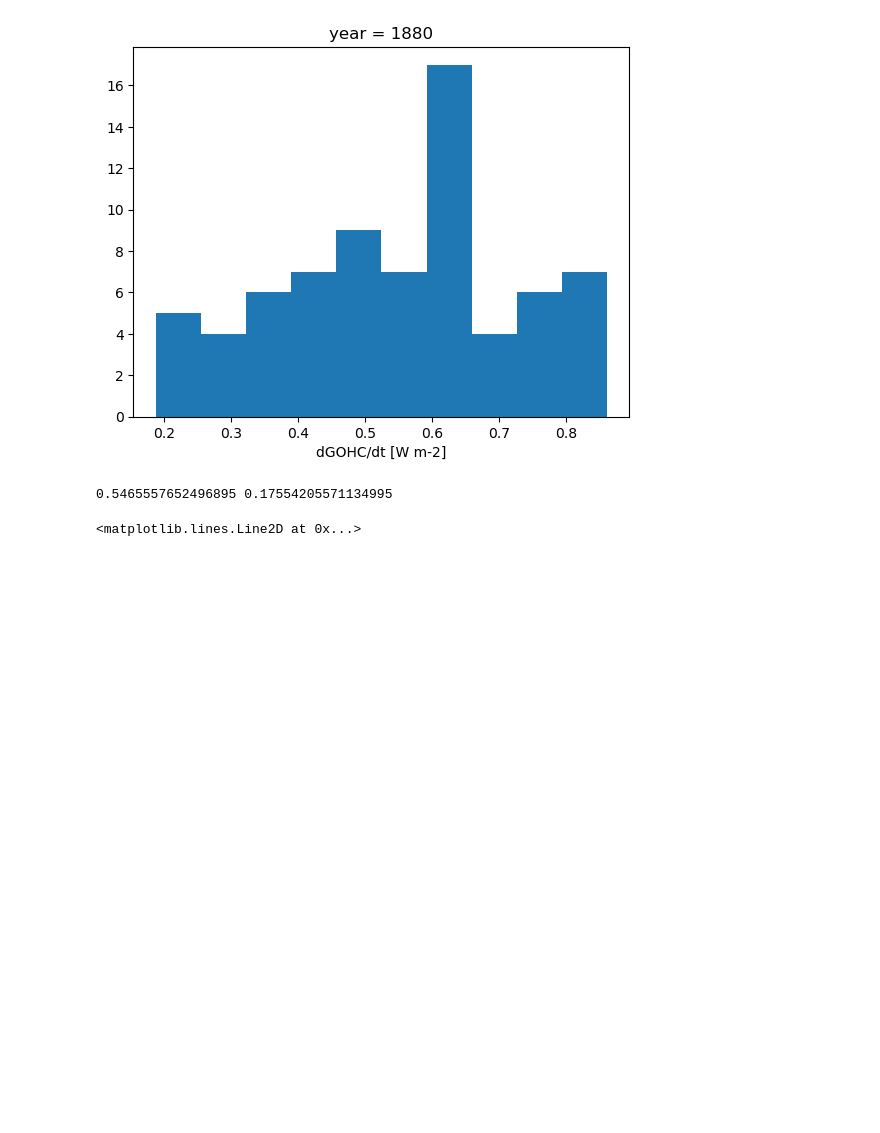
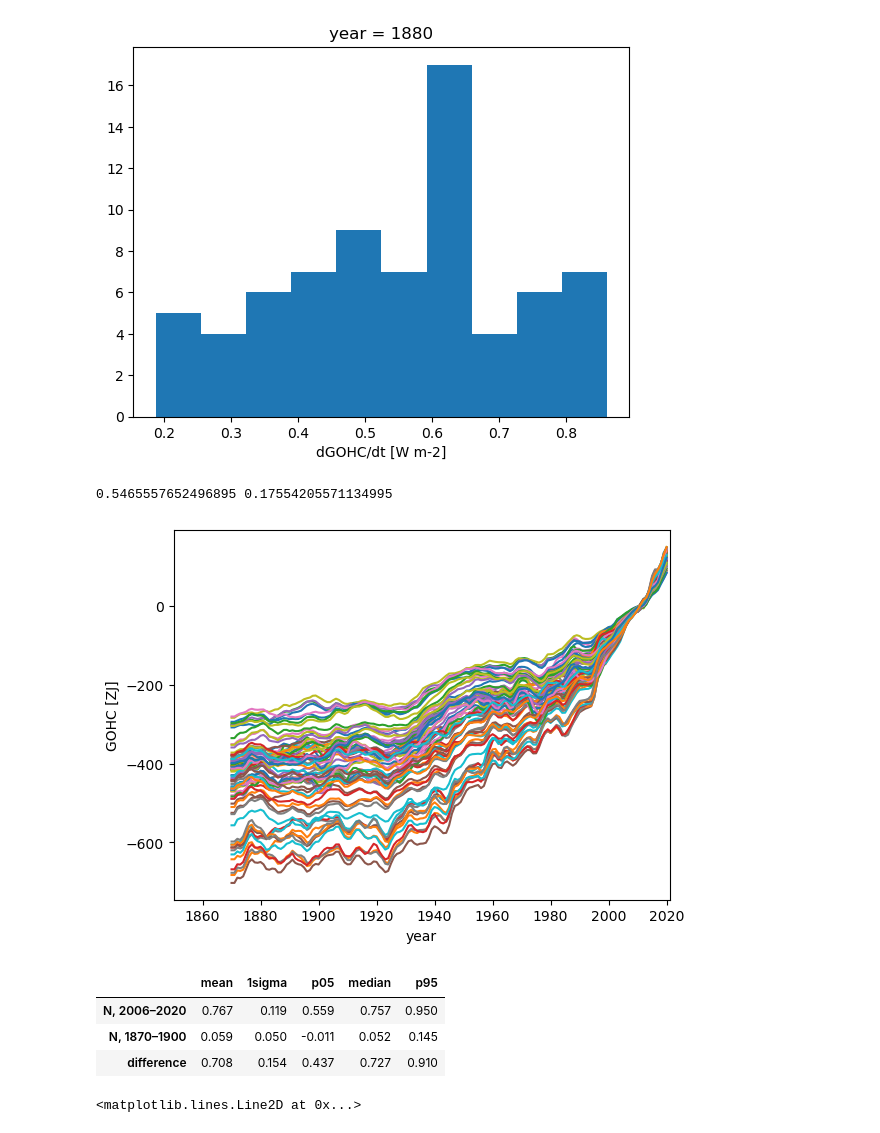
Before and after one commit to vtcooper/bayecs, a Jupyter notebook: prep_calculations.ipynb, the cells around one changed output. Cells and saved outputs as stored; diff of their text form; code cells hidden in the pictures; blank space fills up the shorter version.

```diff
--- a/prep_calculations.ipynb
+++ b/prep_calculations.ipynb
@@ -1430,6 +1430,60 @@ print(diff.mean().values, diff.std(ddof=1).values)
 # %% [output]
 [figure]
 0.5465557652496895 0.17554205571134995
+# %%
+ds_wu2025_ohc['gohc'].plot.line(x='year',add_legend=False)
+plt.xlim(1850,2021)
+plt.show()
+# %% [output]
+[figure, added]
+# %%
+earth_area = 5.1006e14               # m2
+seconds_per_year = 365.25 * 24 * 3600
+ocean_heat_fraction = 0.91           # ocean share of total Earth heat uptake
+
+def mean_N_from_ohc(ds, start_year, end_year):
+    """Mean total-Earth heat uptake between two OHC endpoints."""
+    delta_ohc = (
+        ds["gohc"].sel(year=end_year)
+        - ds["gohc"].sel(year=start_year)
+    )
+
+    return (
+        delta_ohc
+        * 1e21                       # ZJ to J
+        / ((end_year - start_year) * seconds_per_year)
+        / earth_area
+        / ocean_heat_fraction        # scale ocean uptake from 0.91 to 1.0
+    )
+
+# Wu et al. begins in 1870, so 1870–1900 is used instead of 1850–1900.
+N_recent = mean_N_from_ohc(ds_wu2025_ohc, 2006, 2020)
+N_early = mean_N_from_ohc(ds_wu2025_ohc, 1870, 1900)
+
+# Paired ensemble difference retains covariance between the two periods.
+delta_N = N_recent - N_early
+
+def summarize_ensemble(values):
+    return pd.Series({
+        "mean": float(values.mean("ENSEMBLE")),
+        "1sigma": float(values.std("ENSEMBLE", ddof=1)),
+        "p05": float(values.quantile(0.05, dim="ENSEMBLE")),
+        "median": float(values.quantile(0.50, dim="ENSEMBLE")),
+        "p95": float(values.quantile(0.95, dim="ENSEMBLE")),
+    })
+
+summary = pd.DataFrame({
+    "N, 2006–2020": summarize_ensemble(N_recent),
+    "N, 1870–1900": summarize_ensemble(N_early),
+    "difference": summarize_ensemble(delta_N),
+}).T
+
+display(summary.round(3))
+# %% [output]
+|  | mean | 1sigma | p05 | median | p95 |
+| N, 2006–2020 | 0.767 | 0.119 | 0.559 | 0.757 | 0.950 |
+| N, 1870–1900 | 0.059 | 0.050 | -0.011 | 0.052 | 0.145 |
+| difference | 0.708 | 0.154 | 0.437 | 0.727 | 0.910 |
 # %%
 ds_wu2025.Nm.plot()
 plt.axhline(0.71)
```
Also changed, not shown: parts of 7 cells of this notebook, 3 other files.
